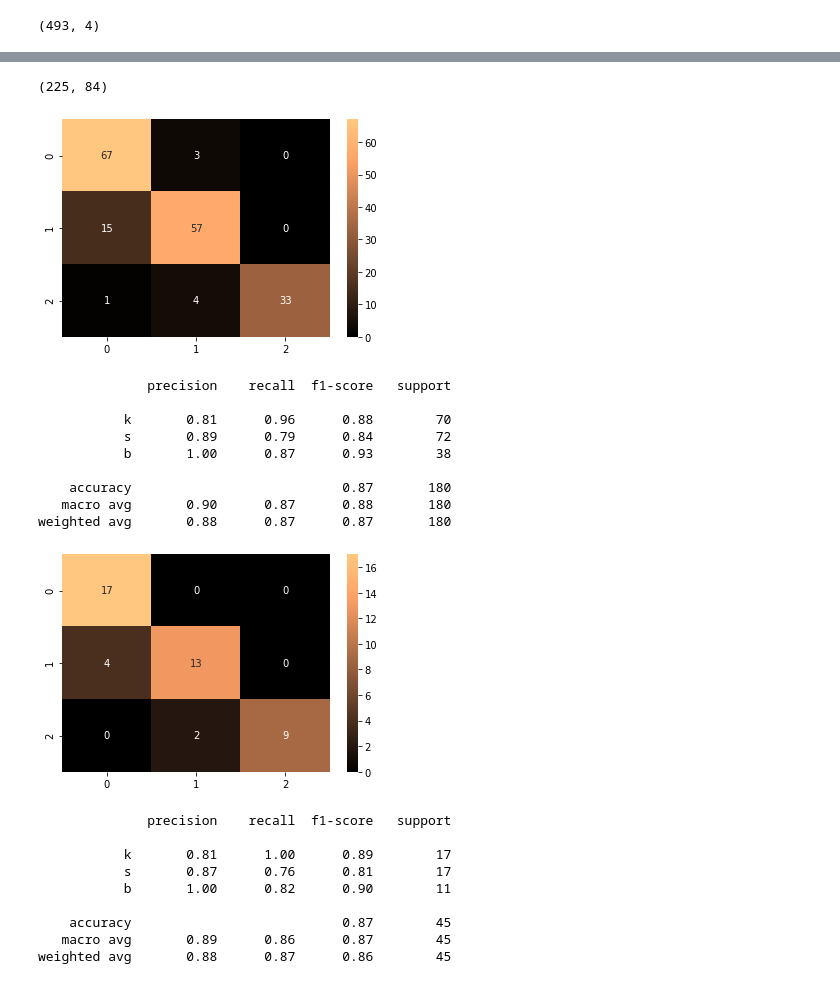
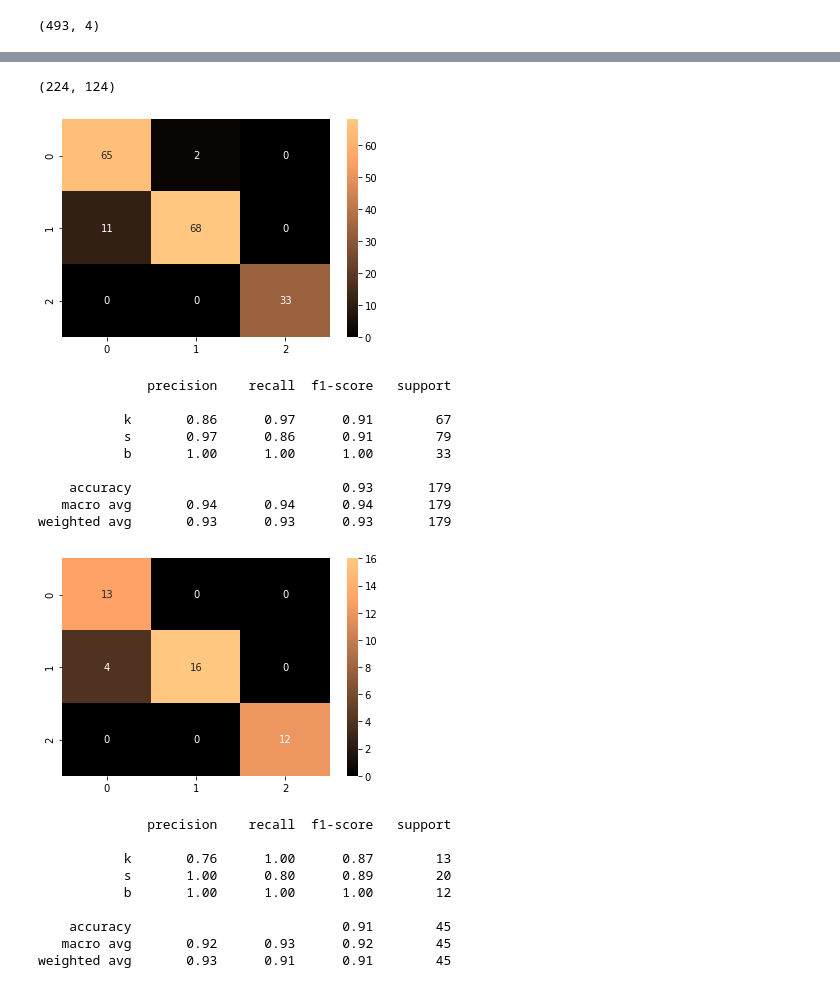
Before and after one commit to ULE-Informatica/burr_detection, a Jupyter notebook: info_data.ipynb, the cells around one changed output, grey strips where cells are left out. Drawn from its saved outputs; the diff is of its cells as text; code cells hidden in the pictures.

Commit message:
Optimize classifier

```diff
--- a/info_data.ipynb
+++ b/info_data.ipynb
@@ -131,50 +132,50 @@ final_data.sort_values(by=['f1_score_train','f1_score_test'], ascending=False)
 # %%
 from sklearn.preprocessing import normalize
-file_name = 'info_h_40'
+file_name = 'info_h_60'
 sections_width = int(file_name.split("_")[-1])
 data = prepare_data(file_name, data_category)
 size_m = sections_width
 columns = ['h_'+str(a) for a in range(1,size_m+1)] #+ ['pw_'+str(a) for a in range(1,size_m+1)]
 X_values = data[columns]
 y_values = data[['category']]
 print(data.shape)
 X_train, X_test, y_train, y_test = train_test_split(X_values, y_values, test_size=0.2, random_state=seed)
-kmeans = SVC(C=3, class_weight='balanced', random_state=seed)#KNeighborsClassifier(n_neighbors=3)#SVC(C=5, class_weight='balanced')#
+kmeans = SVC(C=9, class_weight='balanced', random_state=seed)#KNeighborsClassifier(n_neighbors=3)#SVC(C=5, class_weight='balanced')#
 kmeans.fit(X_train, y_train.values.ravel())
 y_predict_train = kmeans.predict(X_train)
 precision_train = (precision_score(y_train, y_predict_train, average='weighted'))
 recall_train= (recall_score(y_train, y_predict_train, average='weighted'))
 y_predict = kmeans.predict(X_test)
 precision_test = (precision_score(y_test, y_predict, average='weighted'))
 recall_test = (recall_score(y_test, y_predict, average='weighted'))
 data_row= [ precision_train, recall_train,precision_test,recall_test]
 conf_matrix = confusion_matrix(y_train.values.ravel(),y_predict_train)
 sns.heatmap(conf_matrix, annot=True,fmt='d', cmap=plt.cm.copper)
 plt.show()
 print(classification_report(y_train.values.ravel(),y_predict_train, target_names=['k', 's', 'b']))
 conf_matrix = confusion_matrix(y_test.values.ravel(),y_predict)
 sns.heatmap(conf_matrix, annot=True,fmt='d', cmap=plt.cm.copper)
 plt.show()
 print(classification_report(y_test.values.ravel(),y_predict, target_names=['k', 's', 'b']))
 # %% [output]
-(225, 84)
+(224, 124)
-[figure, old version]
+[figure, new version]
               precision    recall  f1-score   support
 
-           k       0.81      0.96      0.88        70
-           s       0.89      0.79      0.84        72
-           b       1.00      0.87      0.93        38
+           k       0.86      0.97      0.91        67
+           s       0.97      0.86      0.91        79
+           b       1.00      1.00      1.00        33
 
-    accuracy                           0.87       180
-   macro avg       0.90      0.87      0.88       180
-weighted avg       0.88      0.87      0.87       180
+    accuracy                           0.93       179
+   macro avg       0.94      0.94      0.94       179
+weighted avg       0.93      0.93      0.93       179
-[figure, old version]
+[figure, new version]
               precision    recall  f1-score   support
 
-           k       0.81      1.00      0.89        17
-           s       0.87      0.76      0.81        17
-           b       1.00      0.82      0.90        11
+           k       0.76      1.00      0.87        13
+           s       1.00      0.80      0.89        20
+           b       1.00      1.00      1.00        12
 
-    accuracy                           0.87        45
-   macro avg       0.89      0.86      0.87        45
-weighted avg       0.88      0.87      0.86        45
+    accuracy                           0.91        45
+   macro avg       0.92      0.93      0.92        45
+weighted avg       0.93      0.91      0.91        45
```
Also changed, not shown: parts of 2 cells of this notebook, 1 other file.
